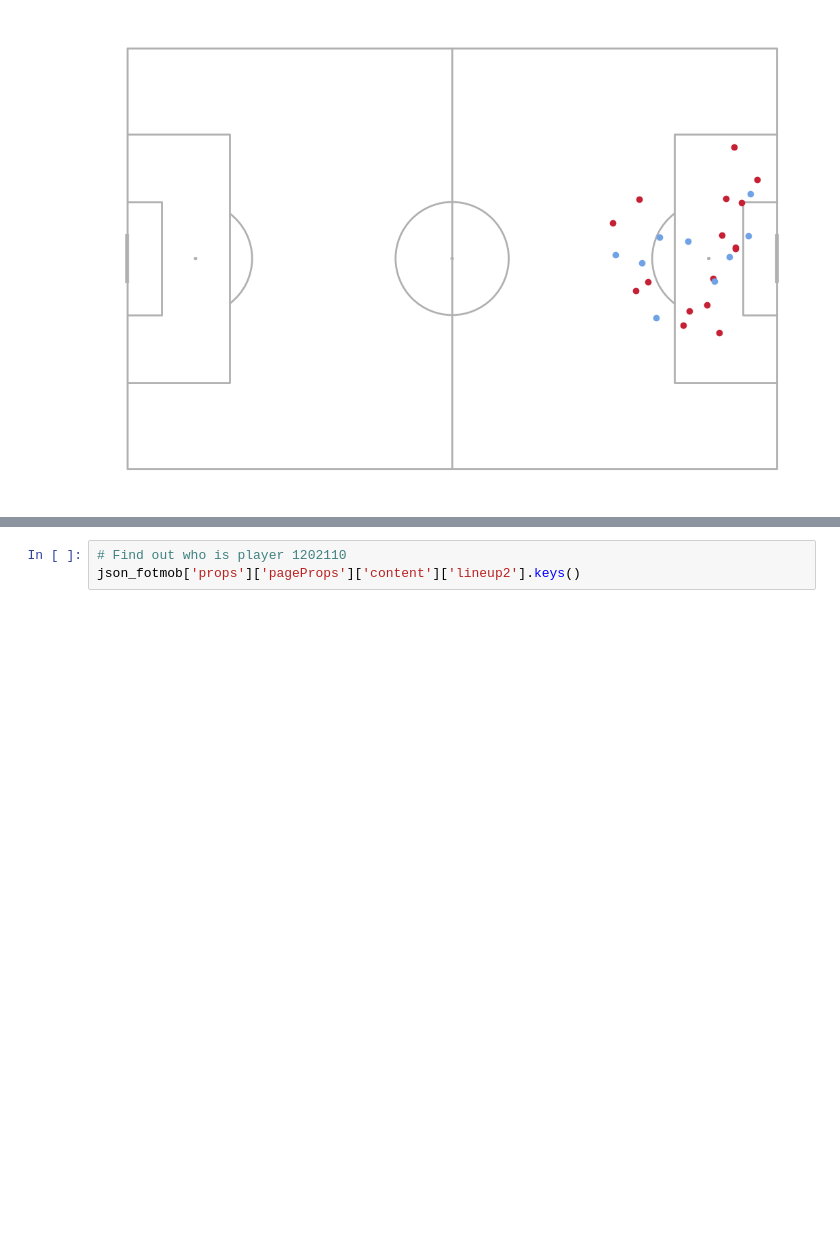
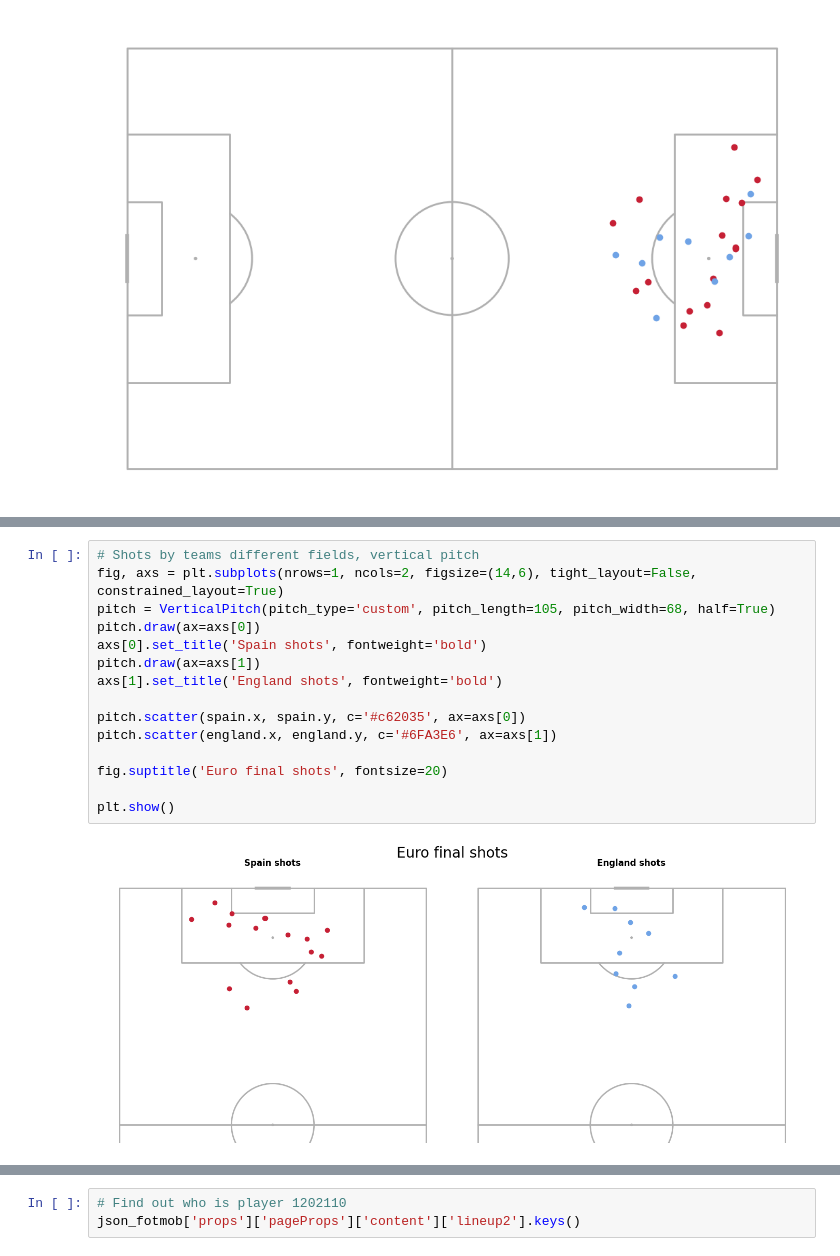
Before and after one commit to axelbol/euro24-final-analysis, a Jupyter notebook: shots.ipynb, the cells around one changed output, grey strips where cells are left out. Drawn from its saved outputs; the diff is of its cells as text; blank space fills up the shorter version.

```diff
--- a/shots.ipynb
+++ b/shots.ipynb
@@ -264 +303,18 @@ plt.show()
+# %%
+# Shots by teams different fields, vertical pitch
+fig, axs = plt.subplots(nrows=1, ncols=2, figsize=(14,6), tight_layout=False, constrained_layout=True)
+pitch = VerticalPitch(pitch_type='custom', pitch_length=105, pitch_width=68, half=True)
+pitch.draw(ax=axs[0])
+axs[0].set_title('Spain shots', fontweight='bold')
+pitch.draw(ax=axs[1])
+axs[1].set_title('England shots', fontweight='bold')
+
+pitch.scatter(spain.x, spain.y, c='#c62035', ax=axs[0])
+pitch.scatter(england.x, england.y, c='#6FA3E6', ax=axs[1])
+
+fig.suptitle('Euro final shots', fontsize=20)
+
+plt.show()
+# %% [output]
+[figure, added]
 # %%
```
Also changed, not shown: parts of 27 cells of this notebook.
